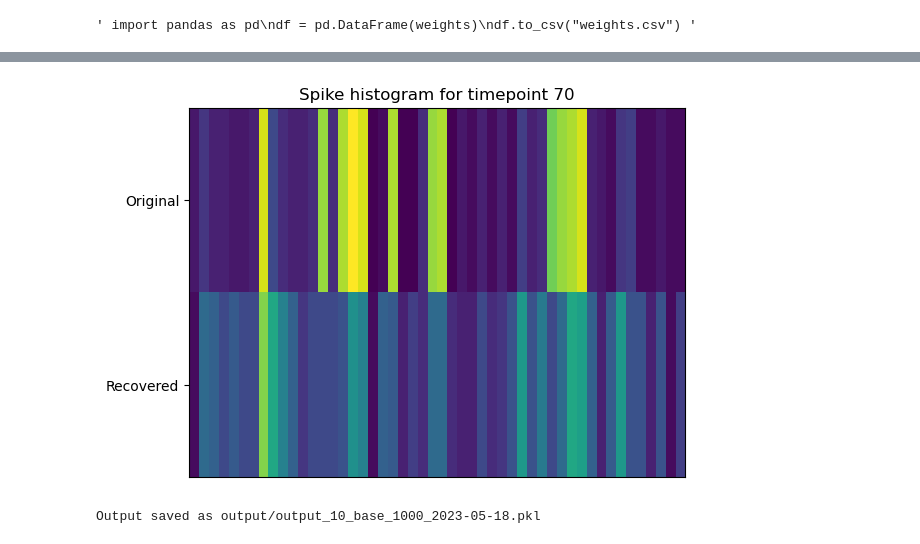
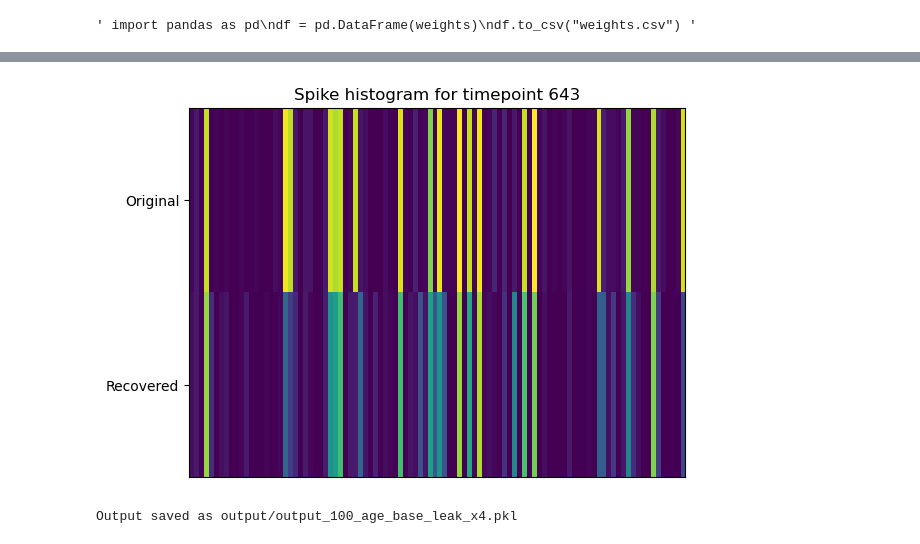
Before and after one commit to danvdm/spikingdentategyrus, a Jupyter notebook: scripts/train.ipynb, the cells around one changed output, grey strips where cells are left out. Saved outputs shown, nothing was run; the diff lists cells and outputs as text; code cells hidden in the pictures.

```diff
--- a/scripts/train.ipynb
+++ b/scripts/train.ipynb
@@ -20,10 +20,10 @@ T = dcmt*t_ref
 init_delay=dcmt*t_ref
 delay=0*ms
 
-n_samples = 10
+n_samples = 1000
 
 # Loading the data
-data_finnegan = load_data("data_50_15")
+data_finnegan = load_data("data_100_10_01_005")
 
 train_test_data = train_test_split_finnegan(data_finnegan, 0.9)
 
@@ -77,7 +77,8 @@ After each group of 65 patterns, test patterns for each prototype are shown.
 In the end all test patterns are shown.
 # %%
 ## shorten ids for trials!
-Ids = Ids[0:100]
+#Ids = Ids[0:10] * 0
+#Ids = np.repeat(Ids[1], 30).reshape(200, 30).T
 # %%
 # Create the parameters for the SRBM
 W, b_v, b_c, b_h = create_rbm_parameters(N_v = N_v, N_c = N_c, N_h = N_h)
@@ -90,10 +91,12 @@ timepoints, t_sim, time_points_dict = create_timepoints(Ids, init_delay, delay,
 sim_time = (t_sim / (dcmt*t_ref))
 # %%
 # SRBM main function
+# leak helper is sensistivity ov average
 print("Starting the SRBM simulation...")
-out = main(W, b_v, b_c, b_h, Id = Ids, sim_time = sim_time, t_sim = t_sim, p_target = 0.0001,
-           sparsity_cost = 0.1e-9*0, leak_helper = 4, dorun = True, n_classes = 5,
-            monitors = True, display=False, age_neurons = False, generations = 2) # set display to false if no lables are used
+out = main(W, b_v, b_c, b_h, Id = Ids, sim_time = sim_time, t_sim = t_sim, p_target = 1e-10,
+           sparsity_cost = 1e-4 * 0 , leak_helper = 10, dorun = True, n_classes = 5,
+            monitors = True, display=False, age_neurons = False, generations = 1,
+            connectivity_born=0.8, connectivity_mature=0.8, lock_connectivity = True) # set display to false if no lables are used
 locals().update(out)
 # %% [output]
 Starting the SRBM simulation...
@@ -205,21 +209,21 @@ array([  66,   68,   70,   72,   74,   76,   78,   80,   82,   84,  151,
 # %%
-timepoint = 70 # for which timepoint should the spike histogram be plotted?
+timepoint = 643 # for which timepoint should the spike histogram be plotted?
 
 t_start_stimulus = time_points_dict["T"+ str(timepoint)+"_s"]
 t_stop_stimulus = time_points_dict["T"+ str(timepoint)+"_e"]
 t_start_recover = time_points_dict["T"+ str(timepoint+1)+"_s"]
 t_stop_recover = time_points_dict["T"+ str(timepoint+off_time)+"_e"]
 orig = spike_histogram(Mv, t_start=t_start_stimulus, t_stop=t_stop_stimulus).T[1]
-recover = spike_histogram(Mv, t_start=t_start_recover, t_stop=t_stop_recover).T[1]
+recover = spike_histogram(Mv, t_start=t_start_recover+0.01*second, t_stop=t_stop_recover).T[1]
 
 fig, ax = plt.subplots()
 plt.imshow(np.row_stack((orig, recover)), aspect='auto', interpolation= "None")
 plt.yticks(np.linspace(0, 1, 2),["Original", "Recovered"])
 plt.title("Spike histogram for timepoint " + str(timepoint))
 ax.set_xticks([])
 plt.show()
 # %% [output]
-[figure, old version]
+[figure, new version]
 # %%
 # Function to save the output of the SRBM simulation
 def save_output(unique = "", date = ""):
@@ -264,6 +268,6 @@ def save_output(unique = "", date = ""):
     print("Output saved as output/"+unique+date+".pkl")
 # %%
 # Save the output to open in the evaluation notebook
-save_output(unique = "output_10_base_1000_", date = date_str)
+save_output(unique = "output_100_base_leak_x8", date = "")
 # %% [output]
-Output saved as output/output_10_base_1000_2023-05-18.pkl
+Output saved as output/output_100_age_base_leak_x4.pkl
```
Also changed, not shown: parts of 8 cells of this notebook, 20 other files.
